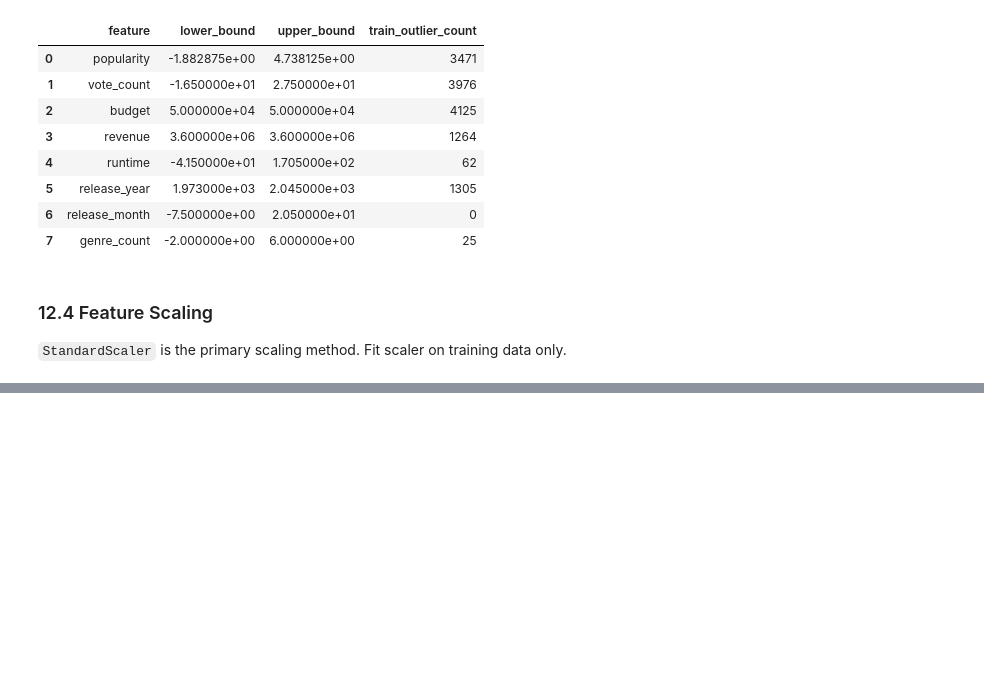
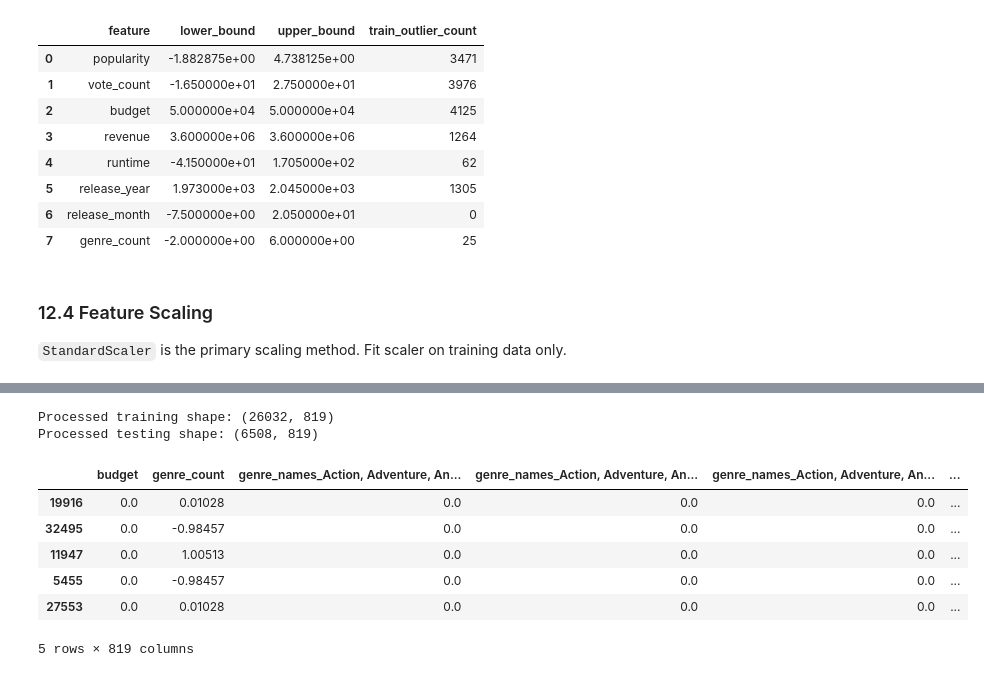
Before and after one commit to alameenShameer/Horror_Movie_EDA_Preprocessing, a Jupyter notebook: Horror_Movie_EDA_Preprocessing.ipynb, the cells around one changed output, grey strips where cells are left out. Drawn from its saved outputs; the diff is of its cells as text; code cells hidden in the pictures; blank space fills up the shorter version.

Commit message:
categorical missing value handling and encoding

```diff
--- a/Horror_Movie_EDA_Preprocessing.ipynb
+++ b/Horror_Movie_EDA_Preprocessing.ipynb
@@ -762,0 +802,22 @@ X_test_num_scaled = pd.DataFrame(
+# %%
+if categorical_features:
+    try:
+        onehot_encoder = OneHotEncoder(handle_unknown="ignore", sparse_output=False)
+    except TypeError:  # compatibility with older scikit-learn versions
+        onehot_encoder = OneHotEncoder(handle_unknown="ignore", sparse=False)
+
+    train_cat_array = onehot_encoder.fit_transform(X_train_cat_imputed)
+    test_cat_array = onehot_encoder.transform(X_test_cat_imputed)
+    encoded_feature_names = onehot_encoder.get_feature_names_out(categorical_features)
+
+    X_train_cat_encoded = pd.DataFrame(
+        train_cat_array, columns=encoded_feature_names, index=X_train.index
+    )
+    X_test_cat_encoded = pd.DataFrame(
+        test_cat_array, columns=encoded_feature_names, index=X_test.index
+    )
+else:
+    X_train_cat_encoded = pd.DataFrame(index=X_train.index)
+    X_test_cat_encoded = pd.DataFrame(index=X_test.index)
+
+print("One-hot encoded training shape:", X_train_cat_encoded.shape)
@@ -762,0 +831,20 @@ X_test_num_scaled = pd.DataFrame(
+# %%
+X_train_processed = pd.concat([X_train_num_scaled, X_train_cat_encoded], axis=1).sort_index(axis=1)
+X_test_processed = pd.concat([X_test_num_scaled, X_test_cat_encoded], axis=1).sort_index(axis=1)
+
+# Ensure test columns match training columns exactly.
+X_test_processed = X_test_processed.reindex(columns=X_train_processed.columns, fill_value=0)
+
+print("Processed training shape:", X_train_processed.shape)
+print("Processed testing shape:", X_test_processed.shape)
+display(X_train_processed.head())
+# %% [output]
+Processed training shape: (26032, 819)
+Processed testing shape: (6508, 819)
+|  | budget | genre_count | genre_names_Action, Adventure, An... | genre_names_Action, Adventure, An... | genre_names_Action, Adventure, An... | ... |
+| 19916 | 0.0 | 0.01028 | 0.0 | 0.0 | 0.0 | ... |
+| 32495 | 0.0 | -0.98457 | 0.0 | 0.0 | 0.0 | ... |
+| 11947 | 0.0 | 1.00513 | 0.0 | 0.0 | 0.0 | ... |
+| 5455 | 0.0 | -0.98457 | 0.0 | 0.0 | 0.0 | ... |
+| 27553 | 0.0 | 0.01028 | 0.0 | 0.0 | 0.0 | ... |
+5 rows × 819 columns
```
Also changed, not shown: parts of 8 cells of this notebook.
